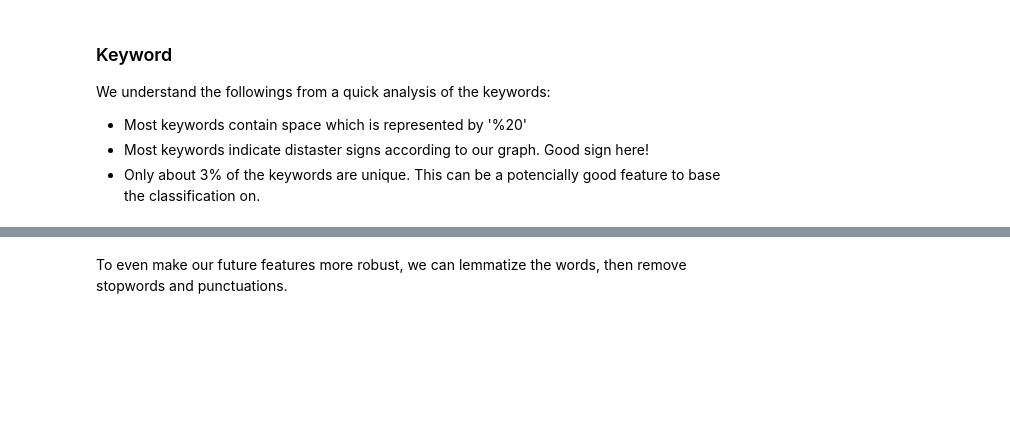
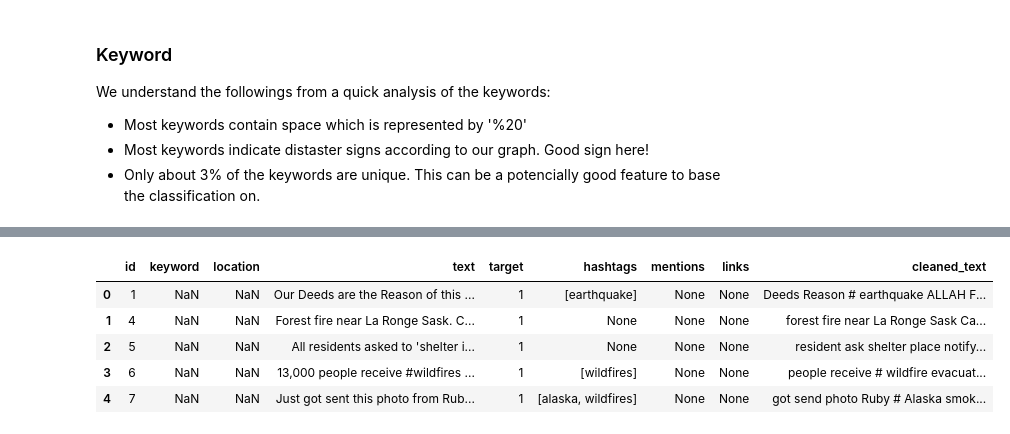
Before and after one commit to keivanipchihagh/NLP-with-Disaster-Tweets, a Jupyter notebook: NLP with Disaster Tweets.ipynb, the cells around one changed output, grey strips where cells are left out. Saved outputs shown, nothing was run; the diff lists cells and outputs as text; code cells hidden in the pictures; blank space fills up the shorter version.

```diff
--- a/NLP with Disaster Tweets.ipynb
+++ b/NLP with Disaster Tweets.ipynb
@@ -166,4 +223,10 @@ def clean_data_phase_1(text):
 # %%
-train_df['cleaned_text_phase_1'] = train_df['text'].apply(clean_data_phase_1)
+train_df['cleaned_text'] = train_df['text'].apply(clean_text)
+train_df.head()
+# %% [output]
+|  | id | keyword | location | text | target | hashtags | mentions | links | cleaned_text |
+| 0 | 1 | NaN | NaN | Our Deeds are the Reason of this ... | 1 | [earthquake] | None | None | Deeds Reason # earthquake ALLAH F... |
+| 1 | 4 | NaN | NaN | Forest fire near La Ronge Sask. C... | 1 | None | None | None | forest fire near La Ronge Sask Ca... |
+| 2 | 5 | NaN | NaN | All residents asked to 'shelter i... | 1 | None | None | None | resident ask shelter place notify... |
+| 3 | 6 | NaN | NaN | 13,000 people receive #wildfires ... | 1 | [wildfires] | None | None | people receive # wildfire evacuat... |
+| 4 | 7 | NaN | NaN | Just got sent this photo from Rub... | 1 | [alaska, wildfires] | None | None | got send photo Ruby # Alaska smok... |
-# %% [markdown]
-To even make our future features more robust, we can lemmatize the words, then remove stopwords and punctuations.
```
Also changed, not shown: parts of 22 cells of this notebook.
